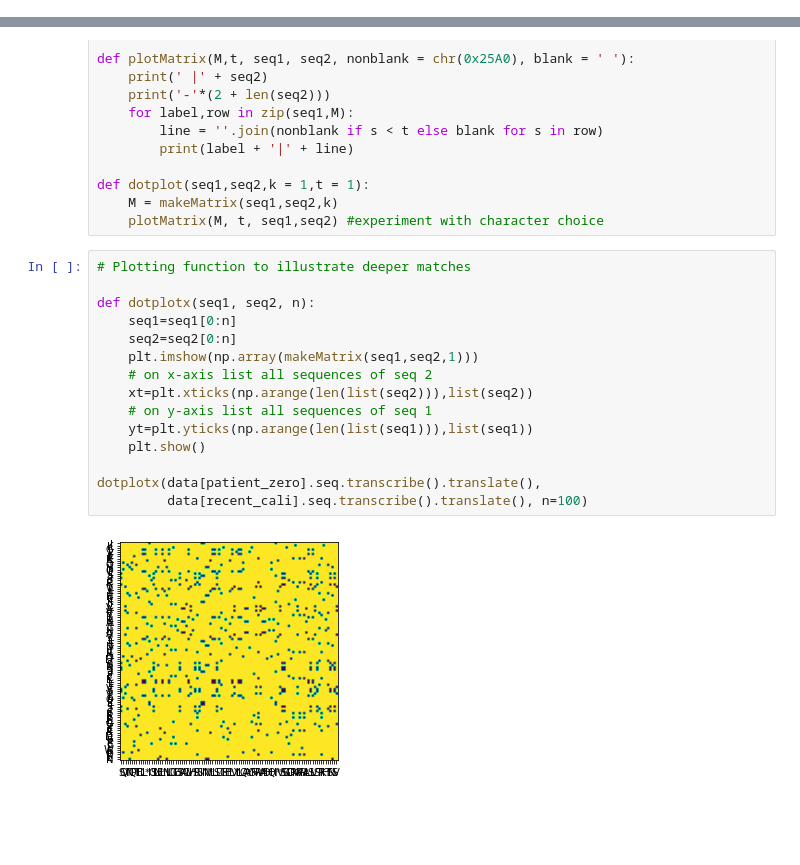
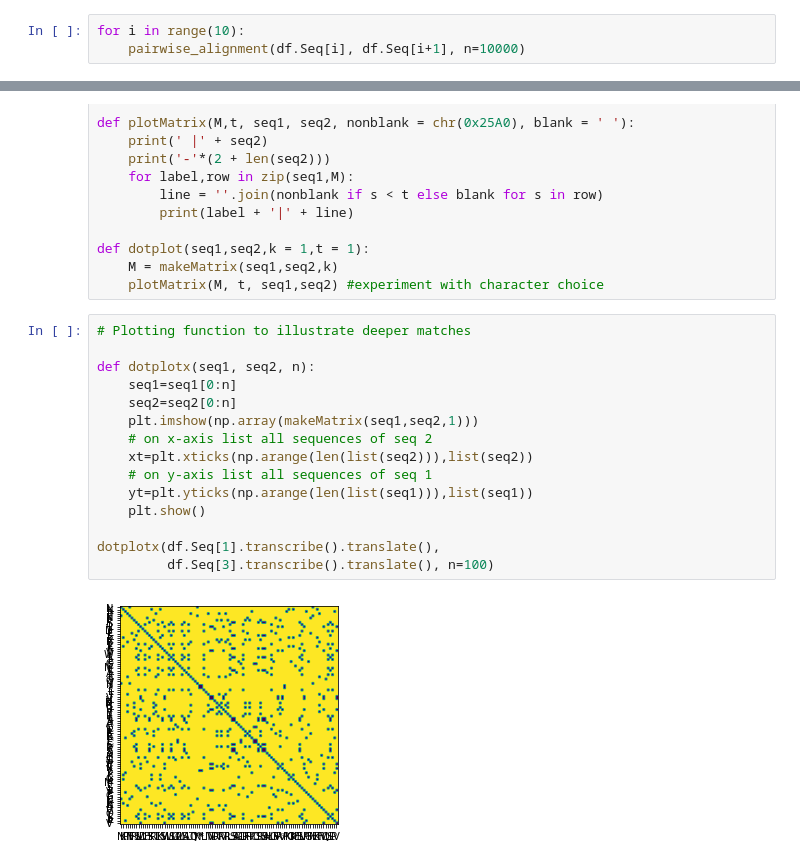
Before and after one commit to lukexyz/DNA-Toolbox, a Jupyter notebook: notebooks/03-COVID19-GlobalAnalysis.ipynb, the cells around one changed output, grey strips where cells are left out. Drawn from its saved outputs; the diff is of its cells as text; blank space fills up the shorter version.

```diff
--- a/notebooks/03-COVID19-GlobalAnalysis.ipynb
+++ b/notebooks/03-COVID19-GlobalAnalysis.ipynb
@@ -106,0 +132,3 @@ Pairwise alignment: 29810/29818 (100.0%)
+# %%
+for i in range(10):
+    pairwise_alignment(df.Seq[i], df.Seq[i+1], n=10000)
@@ -184,17 +239,17 @@ def dotplot(seq1,seq2,k = 1,t = 1):
 # %%
 # Plotting function to illustrate deeper matches
 
 def dotplotx(seq1, seq2, n):
     seq1=seq1[0:n]
     seq2=seq2[0:n]
     plt.imshow(np.array(makeMatrix(seq1,seq2,1)))
     # on x-axis list all sequences of seq 2
     xt=plt.xticks(np.arange(len(list(seq2))),list(seq2))
     # on y-axis list all sequences of seq 1
     yt=plt.yticks(np.arange(len(list(seq1))),list(seq1))
     plt.show()
 
-dotplotx(data[patient_zero].seq.transcribe().translate(),
-         data[recent_cali].seq.transcribe().translate(), n=100)
+dotplotx(df.Seq[1].transcribe().translate(),
+         df.Seq[3].transcribe().translate(), n=100)
 # %% [output]
-[figure, old version]
+[figure, new version]
```
Also changed, not shown: parts of 9 cells of this notebook.
